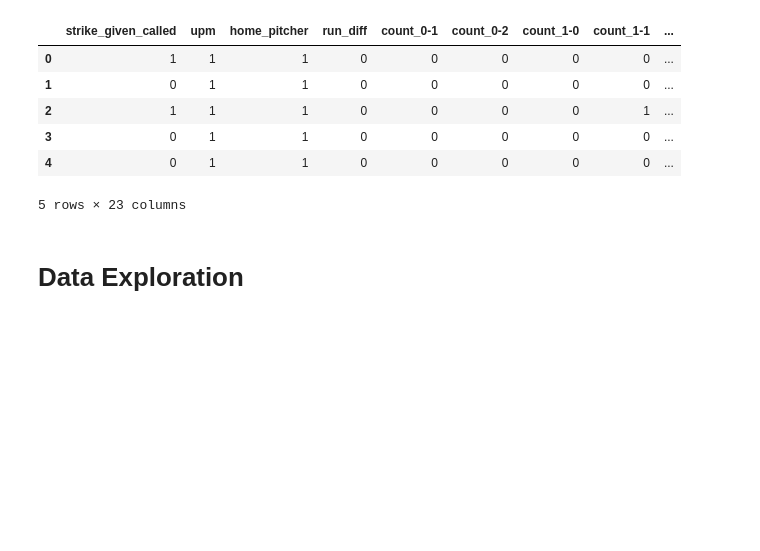
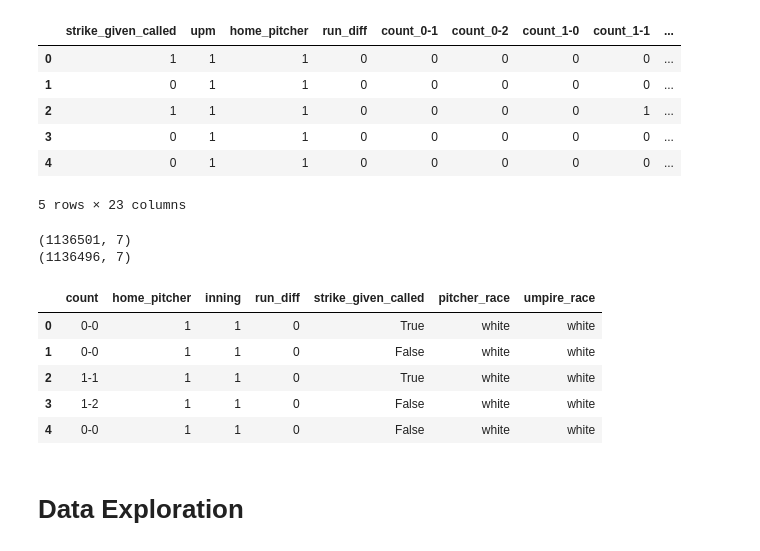
Before and after one commit to AshleyMcGee/MLB, a Jupyter notebook: data_exploration.ipynb, the cells around one changed output. Drawn from its saved outputs; the diff is of its cells as text; code cells hidden in the pictures; blank space fills up the shorter version.

```diff
--- a/Willy/MLB_notebook3.ipynb
+++ b/data_exploration.ipynb
@@ -29,6 +29,21 @@ xy_df.head()
 | 3 | 0 | 1 | 1 | 0 | 0 | 0 | 0 | 0 | ... |
 | 4 | 0 | 1 | 1 | 0 | 0 | 0 | 0 | 0 | ... |
 5 rows × 23 columns
+# %%
+cp_merged_df = pd.read_csv('cp_merged.csv')
+print(cp_merged_df.shape)
+cp_merged_df = cp_merged_df[(cp_merged_df['count'] != '4-2') & (cp_merged_df['count'] != '4-1')]
+print(cp_merged_df.shape)
+cp_merged_df.head()
+# %% [output]
+(1136501, 7)
+(1136496, 7)
+|  | count | home_pitcher | inning | run_diff | strike_given_called | pitcher_race | umpire_race |
+| 0 | 0-0 | 1 | 1 | 0 | True | white | white |
+| 1 | 0-0 | 1 | 1 | 0 | False | white | white |
+| 2 | 1-1 | 1 | 1 | 0 | True | white | white |
+| 3 | 1-2 | 1 | 1 | 0 | False | white | white |
+| 4 | 0-0 | 1 | 1 | 0 | False | white | white |
 # %% [markdown]
 # Data Exploration
 # %%
```
Also changed, not shown: parts of 13 cells of this notebook, 9 other files.
